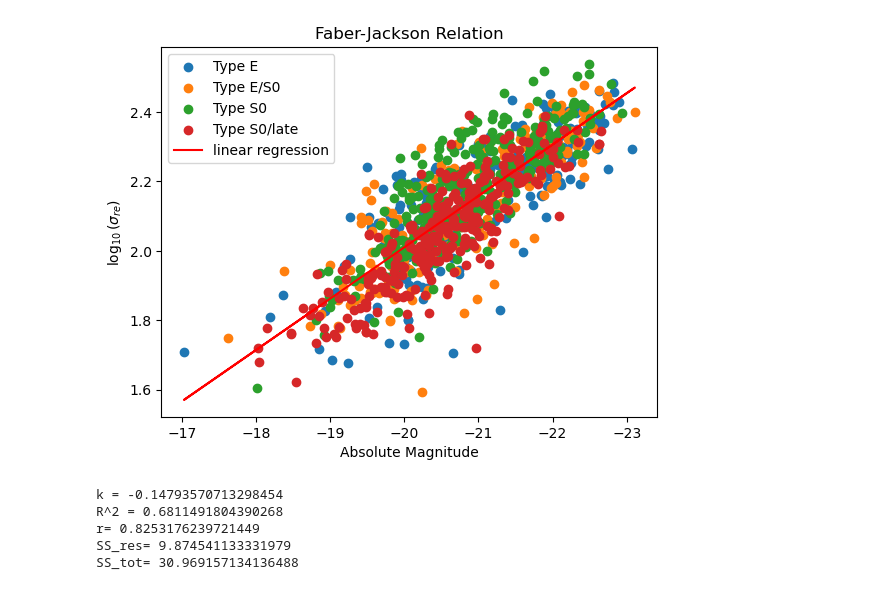
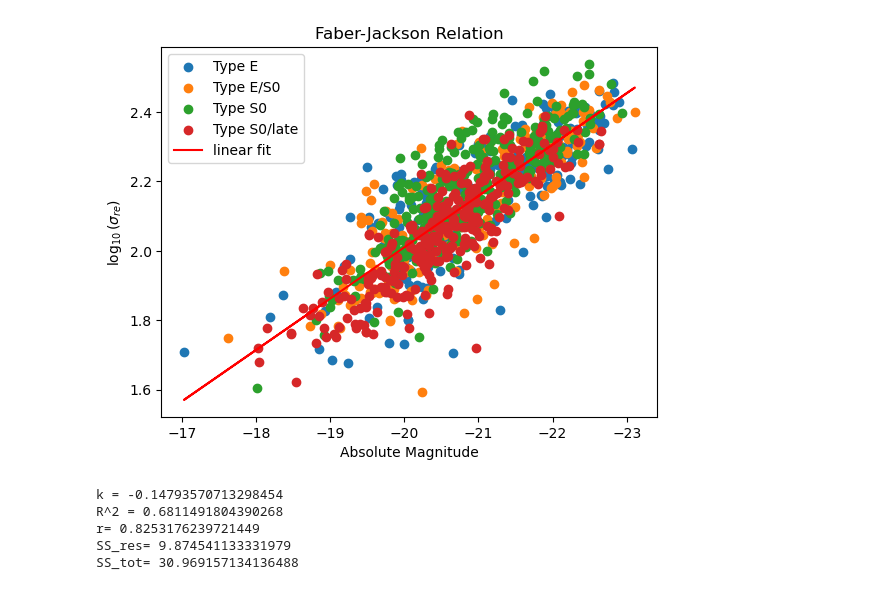
Before and after one commit to lina-pp/PHYS3116_Group3, a Jupyter notebook: FINAL PLOTS.ipynb, the cells around one changed output. Saved outputs shown, nothing was run; the diff lists cells and outputs as text; code cells hidden in the pictures.

```diff
--- a/FINAL PLOTS.ipynb
+++ b/FINAL PLOTS.ipynb
@@ -1,6 +1,7 @@
 # %%
 import numpy as np
 import matplotlib.pyplot as plt
+from scipy.optimize import curve_fit
 
 skiprow, catid, type, sigma_re, m_r = np.loadtxt('cleaned_data_mr_1.5.txt', unpack=True) # Data saved as array in text file
 yvalues = np.log10(sigma_re)
@@ -14,32 +15,33 @@ def relation(Mag, k, b):
     return k * Mag + b
 
 # finding the parameters and covariance matrix form the fit
 params, covariance = curve_fit(relation, M, sigma)
 
 # defining what k is
 k = params[0]
+b = params[1]
 
 # finding the linear fit
 fit = relation(M,k,b)
 
 E = type == 0.0
 E_S0 = type == 0.5
 S0 = type == 1.0
 S0_late = type == 1.5
 
 plt.scatter(xvalues[E], yvalues[E], label="Type E")
 plt.scatter(xvalues[E_S0], yvalues[E_S0], label="Type E/S0")
 plt.scatter(xvalues[S0], yvalues[S0], label="Type S0")
 plt.scatter(xvalues[S0_late], yvalues[S0_late], label="Type S0/late")
 plt.plot(M, fit, color="red", label="linear fit") #show linear regression as red line
 
 plt.gca().invert_xaxis() #invert x axis to match the convention of absolute magnitude (brighter objects have lower magnitudes)
 
 plt.legend(loc="best")
 plt.title("Faber-Jackson Relation")
 plt.xlabel(r"Absolute Magnitude")
 plt.ylabel(r"$\log_{10}(\sigma_{re})$")
 plt.show()
 # %% [output]
-[figure, old version]
+[figure, new version]
 # %%
```
Also changed, not shown: parts of 2 cells of this notebook.
